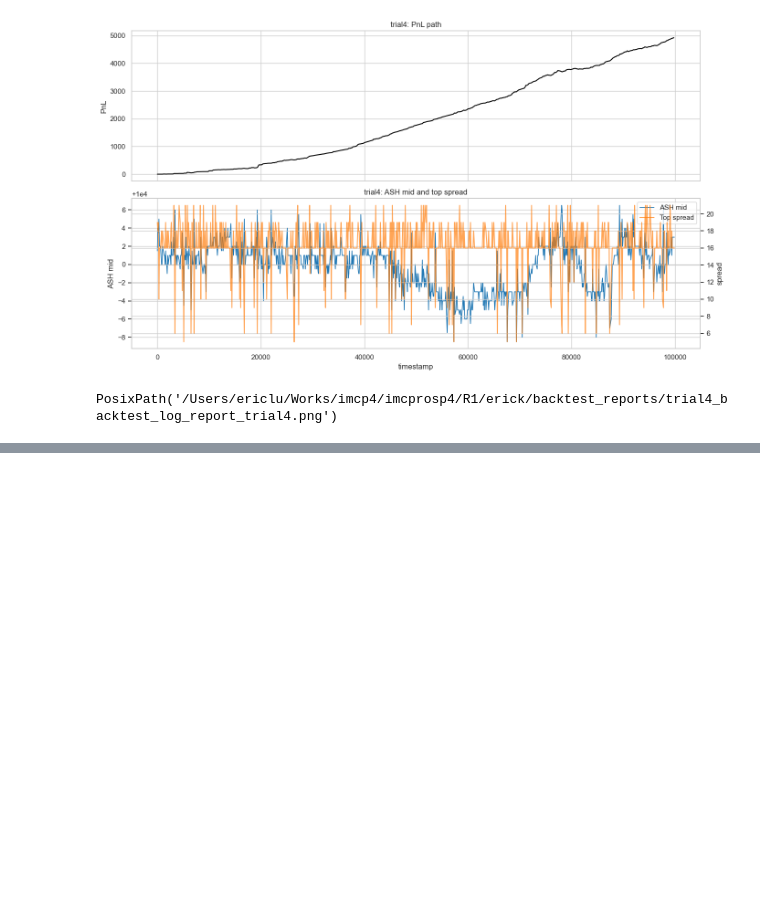
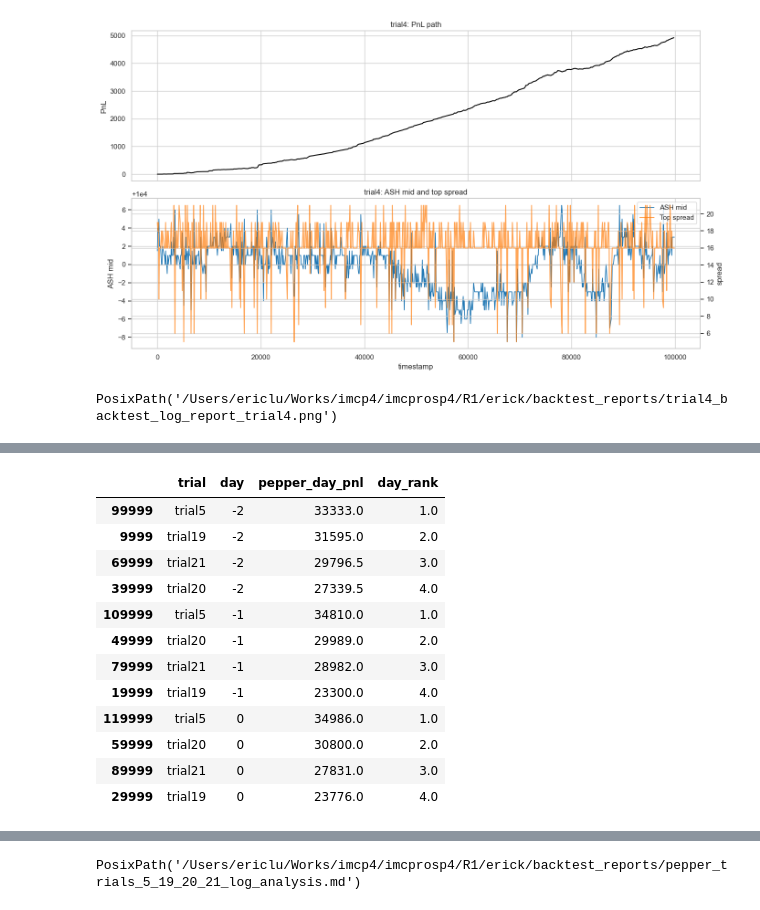
Before and after one commit to EricLuGHub/data-stream-simulation-lab, a Jupyter notebook: R1/erick/backtest_log_analysis.ipynb, the cells around one changed output, grey strips where cells are left out. Drawn from its saved outputs; the diff is of its cells as text; code cells hidden in the pictures; blank space fills up the shorter version.

```diff
--- a/R1/erick/backtest_log_analysis.ipynb
+++ b/R1/erick/backtest_log_analysis.ipynb
@@ -245,0 +476,66 @@ PosixPath('/Users/ericlu/Works/imcp4/imcprosp4/R1/erick/backtest_reports/trial4_
+# %%
+# Where each strategy works/doesn't: day winners, weakest day, and fragile buckets.
+pepper_day_rank = (
+    pepper_day_end
+    .assign(day_rank=lambda d: d.groupby("day")["pepper_day_pnl"].rank(ascending=False, method="min"))
+    .sort_values(["day", "day_rank", "trial"])
+)
+
+bucket_long = pepper_bucket_pnl.copy()
+bucket_long["bucket_rank"] = bucket_long.groupby("time_bucket")["bucket_pnl"].rank(ascending=False, method="min")
+
+best_bucket_by_trial = (
+    bucket_long.sort_values(["trial", "bucket_pnl"], ascending=[True, False])
+    .groupby("trial", as_index=False)
+    .head(1)
+    .rename(columns={"time_bucket": "best_bucket", "bucket_pnl": "best_bucket_pnl"})
+)
+
+worst_bucket_by_trial = (
+    bucket_long.sort_values(["trial", "bucket_pnl"], ascending=[True, True])
+    .groupby("trial", as_index=False)
+    .head(1)
+    .rename(columns={"time_bucket": "worst_bucket", "bucket_pnl": "worst_bucket_pnl"})
+)
+
+where_profile = (
+    pepper_summary_full
+    .merge(best_bucket_by_trial[["trial", "best_bucket", "best_bucket_pnl"]], on="trial", how="left")
+    .merge(worst_bucket_by_trial[["trial", "worst_bucket", "worst_bucket_pnl"]], on="trial", how="left")
+    .sort_values("pepper_total_pnl", ascending=False)
+)
+
+display(
+    pepper_day_rank,
+    where_profile.round(3),
+)
+
+analysis_md_path = REPORT_DIR / "pepper_trials_5_19_20_21_log_analysis.md"
+analysis_md_lines = [
+    "# PEPPER Log Analysis: Trials 5, 19, 20, 21",
+    "",
+    "## PEPPER total/day summary",
+    where_profile.round(3).to_markdown(index=False),
+    "",
+    "## Day ranking",
+    pepper_day_rank.round(3).to_markdown(index=False),
+    "",
+    "## Intraday bucket PnL (0 early -> 9 late)",
+    bucket_pivot.round(3).to_markdown(),
+]
+analysis_md_path.write_text("\n".join(analysis_md_lines))
+analysis_md_path
+# %% [output]
+|  | trial | day | pepper_day_pnl | day_rank |
+| 99999 | trial5 | -2 | 33333.0 | 1.0 |
+| 9999 | trial19 | -2 | 31595.0 | 2.0 |
+| 69999 | trial21 | -2 | 29796.5 | 3.0 |
+| 39999 | trial20 | -2 | 27339.5 | 4.0 |
+| 109999 | trial5 | -1 | 34810.0 | 1.0 |
+| 49999 | trial20 | -1 | 29989.0 | 2.0 |
+| 79999 | trial21 | -1 | 28982.0 | 3.0 |
+| 19999 | trial19 | -1 | 23300.0 | 4.0 |
+| 119999 | trial5 | 0 | 34986.0 | 1.0 |
+| 59999 | trial20 | 0 | 30800.0 | 2.0 |
+| 89999 | trial21 | 0 | 27831.0 | 3.0 |
+| 29999 | trial19 | 0 | 23776.0 | 4.0 |
@@ -245,0 +547 @@ PosixPath('/Users/ericlu/Works/imcp4/imcprosp4/R1/erick/backtest_reports/trial4_
+PosixPath('/Users/ericlu/Works/imcp4/imcprosp4/R1/erick/backtest_reports/pepper_trials_5_19_20_21_log_analysis.md')
```
Also changed, not shown: parts of 5 cells of this notebook, 3 other files.
